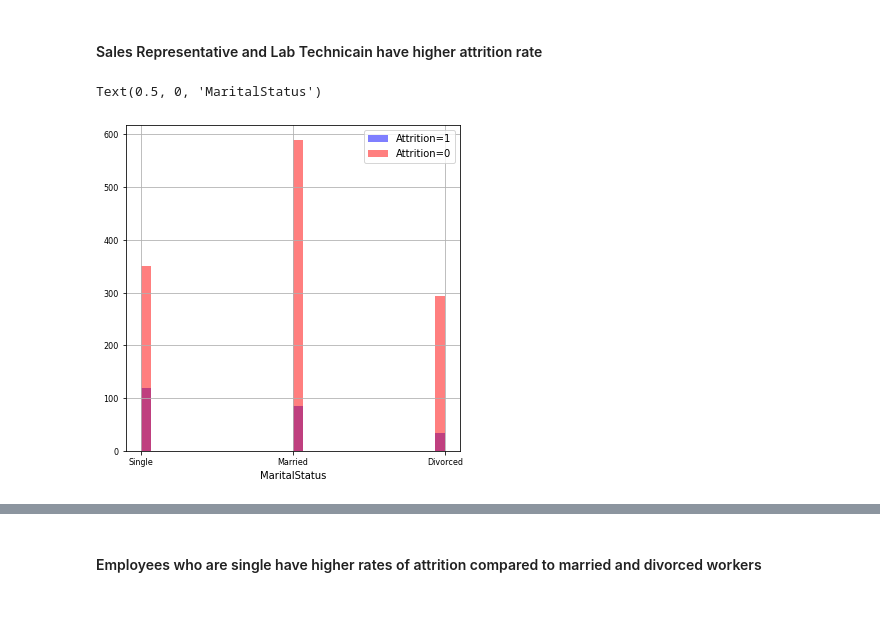
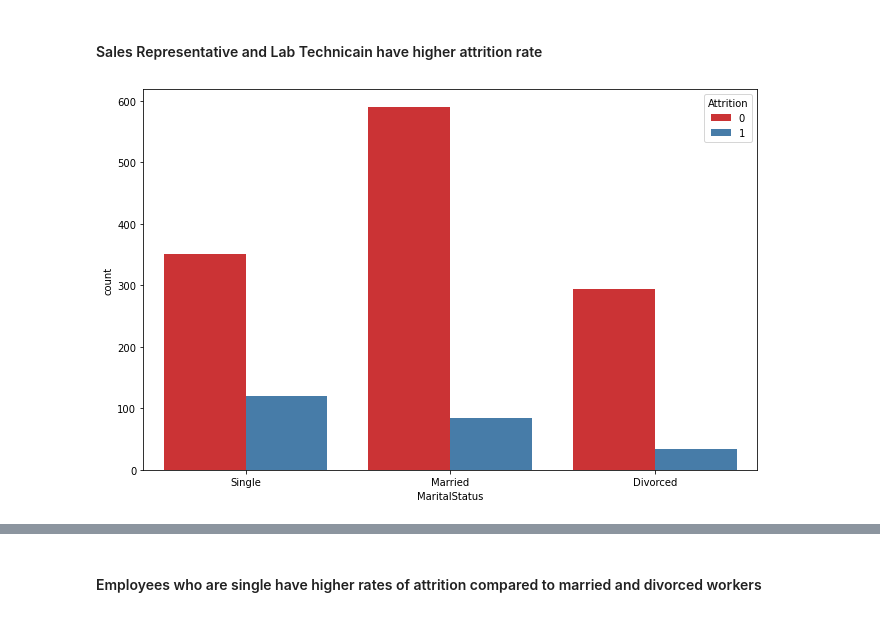
Before and after one commit to tdesai1969/540_group_project, a Jupyter notebook: Tejas/project_eda_td.ipynb, the cells around one changed output, grey strips where cells are left out. Drawn from its saved outputs; the diff is of its cells as text; code cells hidden in the pictures.

```diff
--- a/Tejas/project_eda_td.ipynb
+++ b/Tejas/project_eda_td.ipynb
@@ -293,13 +285,7 @@ Text(0.5, 0, 'JobRole')
 # %% [markdown]
 #### Sales Representative and Lab Technicain have higher attrition rate
-# %%
-fig = plt.figure(figsize=(6, 6))
-(df_td[df_td['Attrition'] == 1]['MaritalStatus']).hist(bins=30, color='blue', linewidth=1.0,alpha=0.5, label = 'Attrition=1',
-              xlabelsize=8, ylabelsize=8, grid=True)
-(df_td[df_td['Attrition'] == 0]['MaritalStatus']).hist(bins=30, color='red', linewidth=1.0,alpha=0.5,label = 'Attrition=0',
-              xlabelsize=8, ylabelsize=8, grid=True)
-plt.legend()
-plt.xlabel("MaritalStatus")
-# %% [output]
-Text(0.5, 0, 'MaritalStatus')
-[figure, removed]
+# %%
+plt.figure(figsize=[11,7])
+ax = sns.countplot(x="MaritalStatus", hue="Attrition", data=df_td, palette="Set1")
+# %% [output]
+[figure, added]
```
Also changed, not shown: parts of 9 cells of this notebook.
